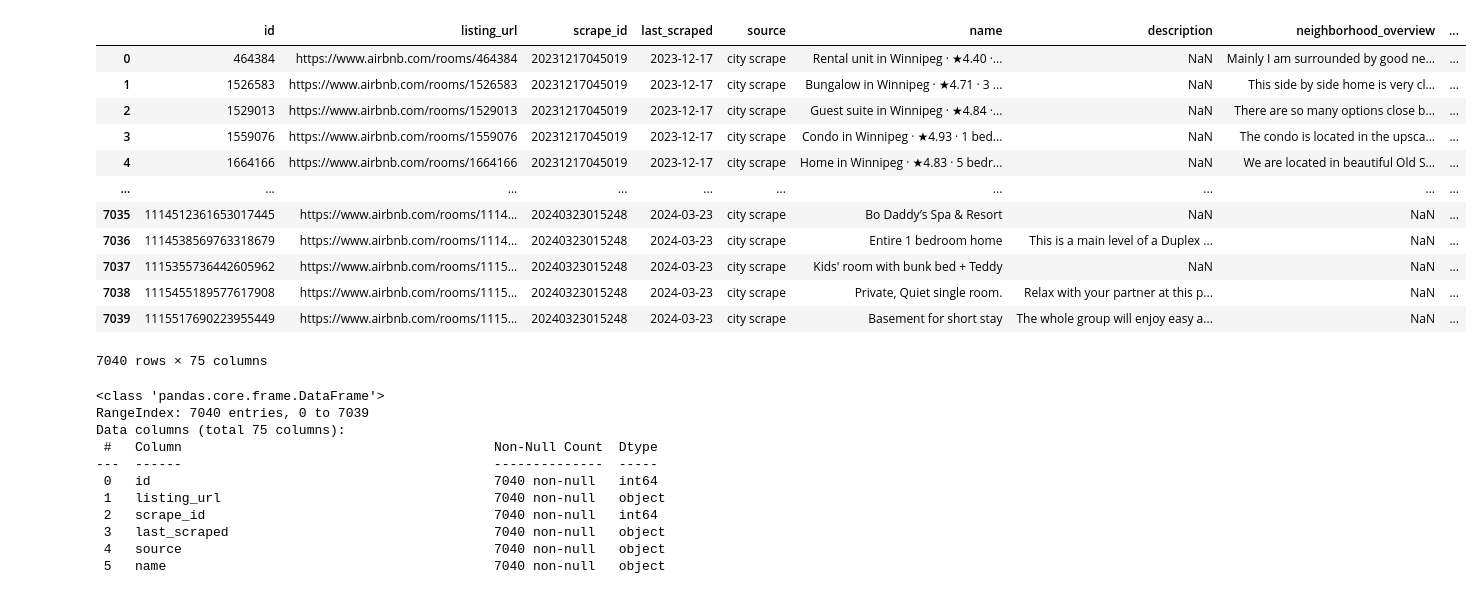
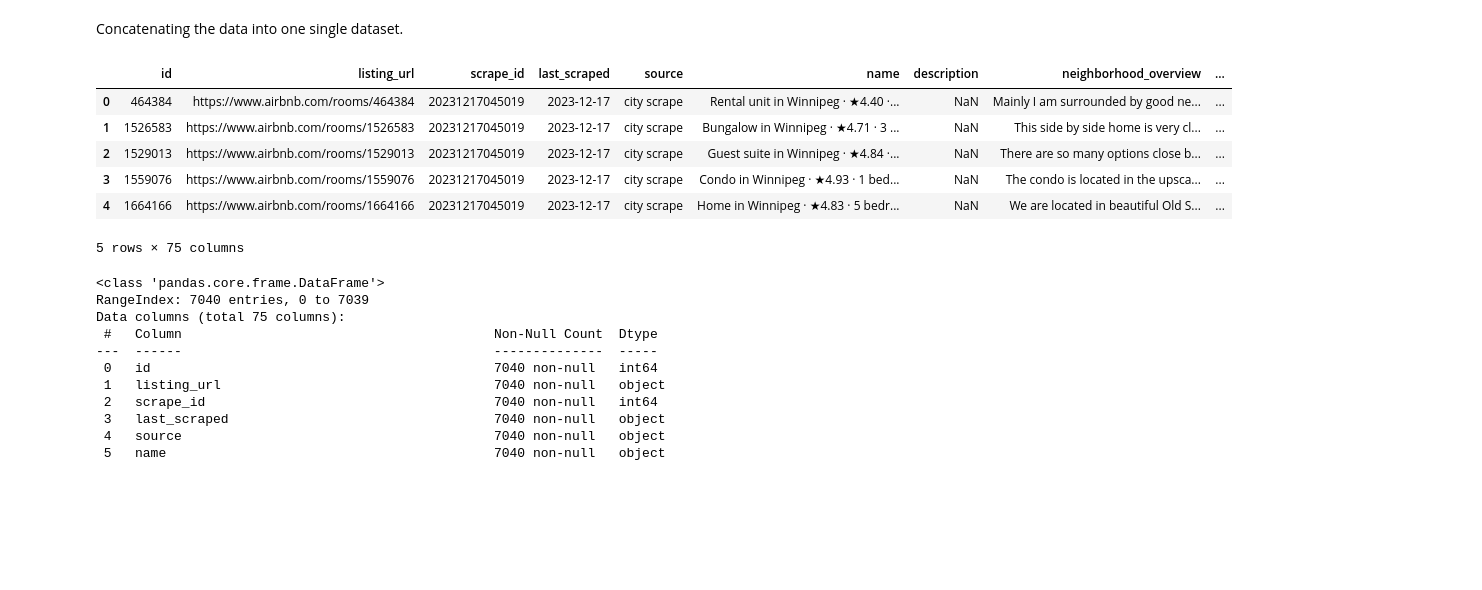
Before and after one commit to gdsai4903/airbnb-dashboard, a Jupyter notebook: data_processing.ipynb, the cells around one changed output. Cells and saved outputs as stored; diff of their text form; code cells hidden in the pictures; blank space fills up the shorter version.

```diff
--- a/data_processing.ipynb
+++ b/data_processing.ipynb
@@ -5,29 +7,25 @@ import pandas as pd
 # %%
-listings_1 = pd.read_csv('listings_1.csv')
+listings_1 = pd.read_csv('data/listings_1.csv')
 # %%
-listings_2 = pd.read_csv('listings_2.csv')
+listings_2 = pd.read_csv('data/listings_2.csv')
 # %%
-listings_3 = pd.read_csv('listings_3.csv')
+listings_3 = pd.read_csv('data/listings_3.csv')
 # %%
-listings_4 = pd.read_csv('listings_4.csv')
+listings_4 = pd.read_csv('data/listings_4.csv')
+# %% [markdown]
+Concatenating the data into one single dataset.
 # %%
 listings = pd.concat([listings_1, listings_2, listings_3, listings_4], axis=0, ignore_index=True)
 # %%
-listings
+listings.head()
 # %% [output]
 |  | id | listing_url | scrape_id | last_scraped | source | name | description | neighborhood_overview | ... |
 | 0 | 464384 | https://www.airbnb.com/rooms/464384 | 20231217045019 | 2023-12-17 | city scrape | Rental unit in Winnipeg · ★4.40 ·... | NaN | Mainly I am surrounded by good ne... | ... |
 | 1 | 1526583 | https://www.airbnb.com/rooms/1526583 | 20231217045019 | 2023-12-17 | city scrape | Bungalow in Winnipeg · ★4.71 · 3 ... | NaN | This side by side home is very cl... | ... |
 | 2 | 1529013 | https://www.airbnb.com/rooms/1529013 | 20231217045019 | 2023-12-17 | city scrape | Guest suite in Winnipeg · ★4.84 ·... | NaN | There are so many options close b... | ... |
 | 3 | 1559076 | https://www.airbnb.com/rooms/1559076 | 20231217045019 | 2023-12-17 | city scrape | Condo in Winnipeg · ★4.93 · 1 bed... | NaN | The condo is located in the upsca... | ... |
 | 4 | 1664166 | https://www.airbnb.com/rooms/1664166 | 20231217045019 | 2023-12-17 | city scrape | Home in Winnipeg · ★4.83 · 5 bedr... | NaN | We are located in beautiful Old S... | ... |
-| ... | ... | ... | ... | ... | ... | ... | ... | ... | ... |
-| 7035 | 1114512361653017445 | https://www.airbnb.com/rooms/1114... | 20240323015248 | 2024-03-23 | city scrape | Bo Daddy’s Spa & Resort | NaN | NaN | ... |
-| 7036 | 1114538569763318679 | https://www.airbnb.com/rooms/1114... | 20240323015248 | 2024-03-23 | city scrape | Entire 1 bedroom home | This is a main level of a Duplex ... | NaN | ... |
-| 7037 | 1115355736442605962 | https://www.airbnb.com/rooms/1115... | 20240323015248 | 2024-03-23 | city scrape | Kids' room with bunk bed + Teddy | NaN | NaN | ... |
-| 7038 | 1115455189577617908 | https://www.airbnb.com/rooms/1115... | 20240323015248 | 2024-03-23 | city scrape | Private, Quiet single room. | Relax with your partner at this p... | NaN | ... |
-| 7039 | 1115517690223955449 | https://www.airbnb.com/rooms/1115... | 20240323015248 | 2024-03-23 | city scrape | Basement for short stay | The whole group will enjoy easy a... | NaN | ... |
-7040 rows × 75 columns
+5 rows × 75 columns
 # %%
 listings.info()
 # %% [output]
```
Also changed, not shown: parts of 20 cells of this notebook, 2 other files.
